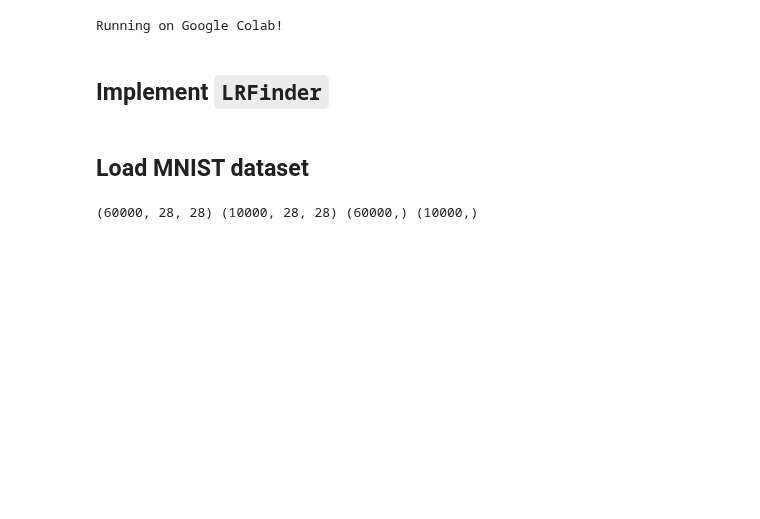
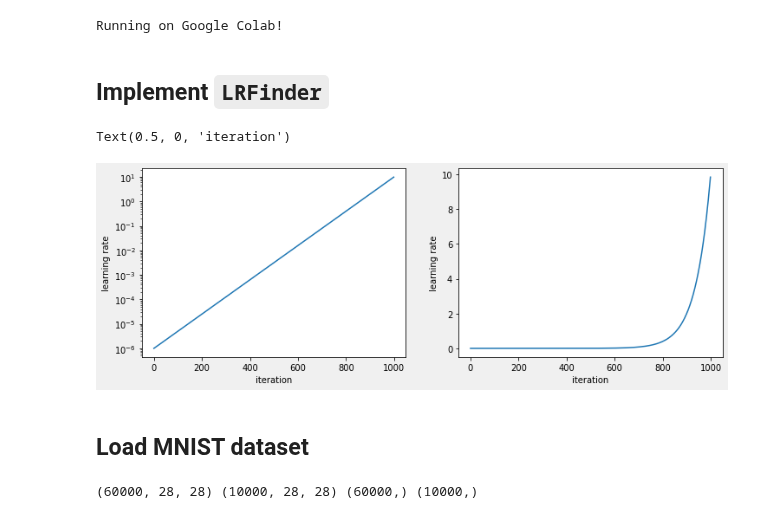
Before and after one commit to austinyhc/blog, a Jupyter notebook: _notebooks/implementation-of-learning-rate-finder.ipynb, the cells around one changed output. Cells and saved outputs as stored; diff of their text form; code cells hidden in the pictures; blank space fills up the shorter version.

Commit message:
learning rate finder

```diff
--- a/_notebooks/implementation-of-learning-rate-finder.ipynb
+++ b/_notebooks/implementation-of-learning-rate-finder.ipynb
@@ -94,0 +115,20 @@ seed_everything(SEED)
+# %%
+min_lr = 1e-6
+max_lr = 1e1
+num_iter = 1000
+
+lr_factor = np.exp(np.log(max_lr / min_lr) / num_iter)
+lrs = [min_lr * (lr_factor)**i for i in range(num_iter)]
+
+fig,axs = plt.subplots(1,2,figsize=(12,4),facecolor="#F0F0F0")
+axs[0].plot(lrs)
+axs[0].set_yscale("log")
+axs[0].set_ylabel("learning rate")
+axs[0].set_xlabel("iteration")
+
+axs[1].plot(lrs)
+axs[1].set_ylabel("learning rate")
+axs[1].set_xlabel("iteration")
+# %% [output]
+Text(0.5, 0, 'iteration')
+[figure, added]
```
Also changed, not shown: parts of 7 cells of this notebook.
